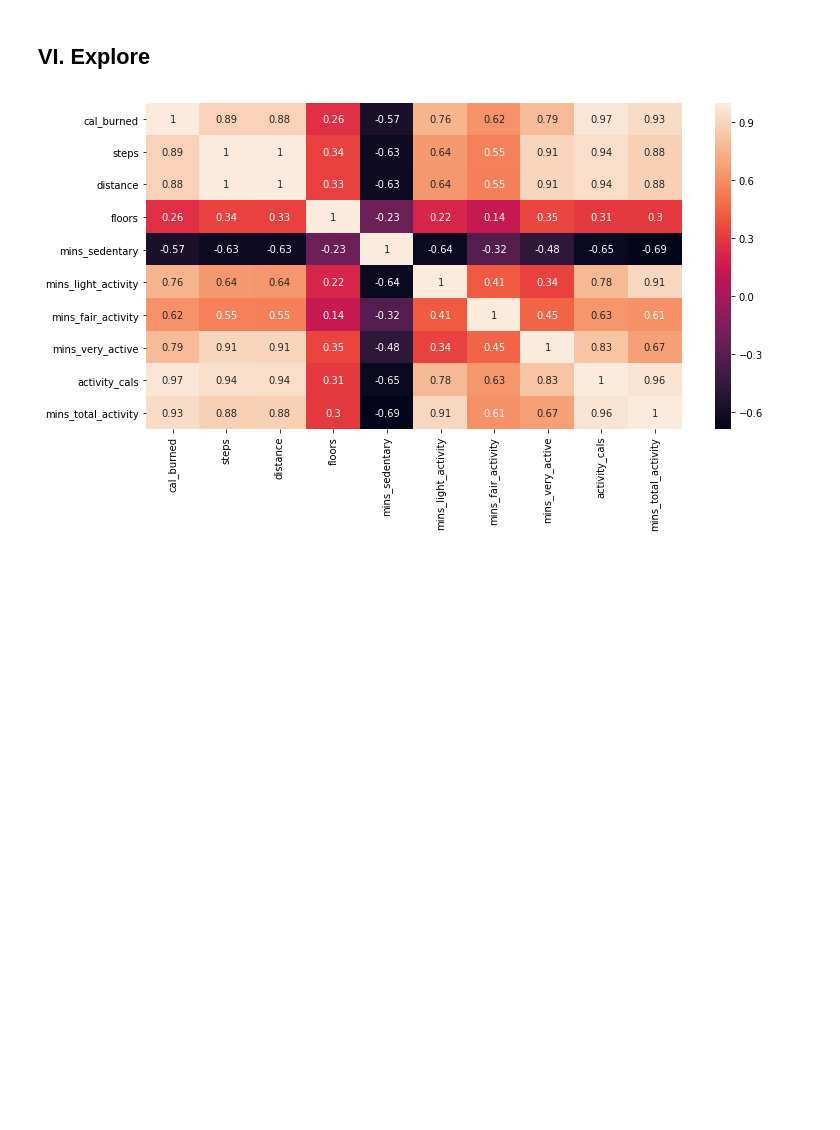
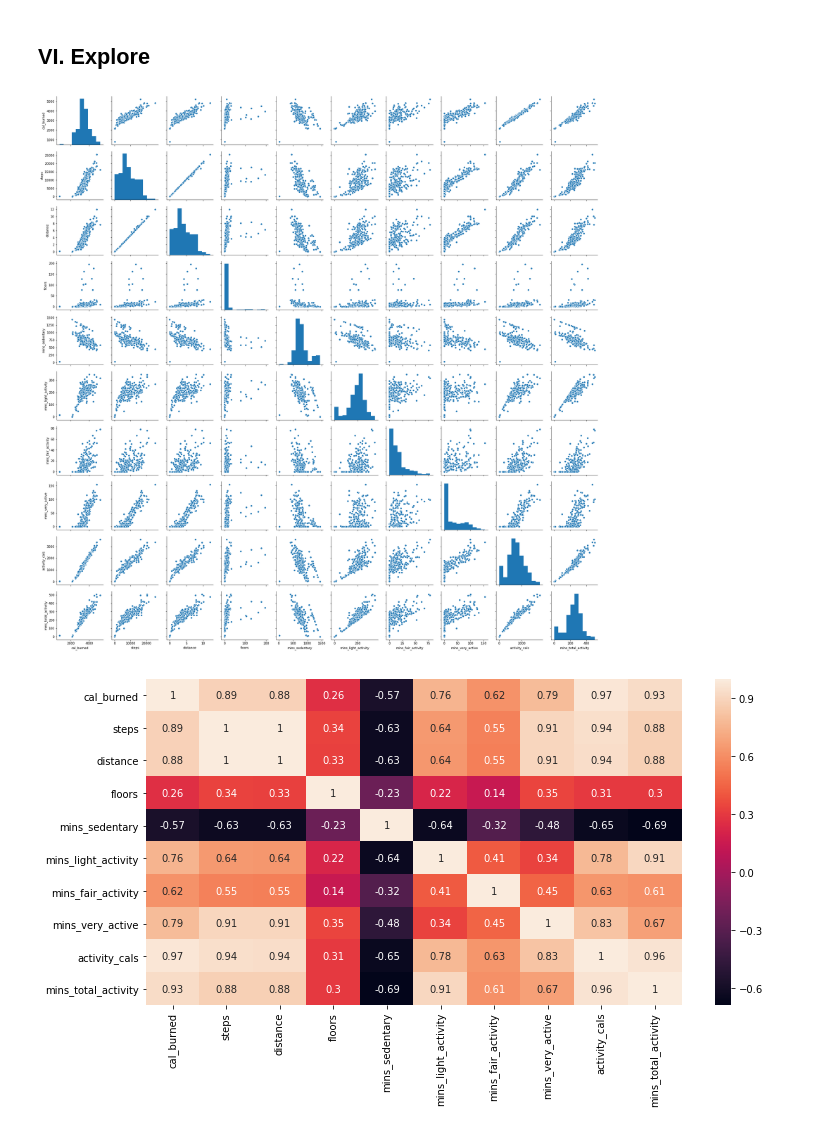
Before and after one commit to Dom-Misty/fit_bit_project, a Jupyter notebook: fitbit-pipeline.ipynb, the cells around one changed output. Drawn from its saved outputs; the diff is of its cells as text; code cells hidden in the pictures; blank space fills up the shorter version.

```diff
--- a/fitbit-pipeline.ipynb
+++ b/fitbit-pipeline.ipynb
@@ -198,8 +200,10 @@ memory usage: 21.1+ KB
 # %% [markdown]
 ## VI. Explore
 # %%
-# sns.pairplot(df)
+sns.pairplot(df)
 plt.show()
+# %% [output]
+[figure, added]
 # %%
 plt.figure(figsize = (12,6))
 sns.heatmap(df.corr(),annot=True)
```
Also changed, not shown: parts of 18 cells of this notebook.
